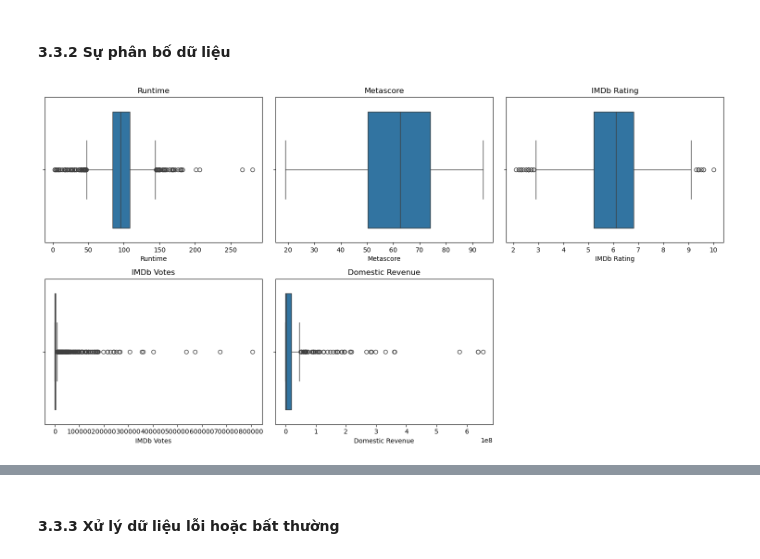
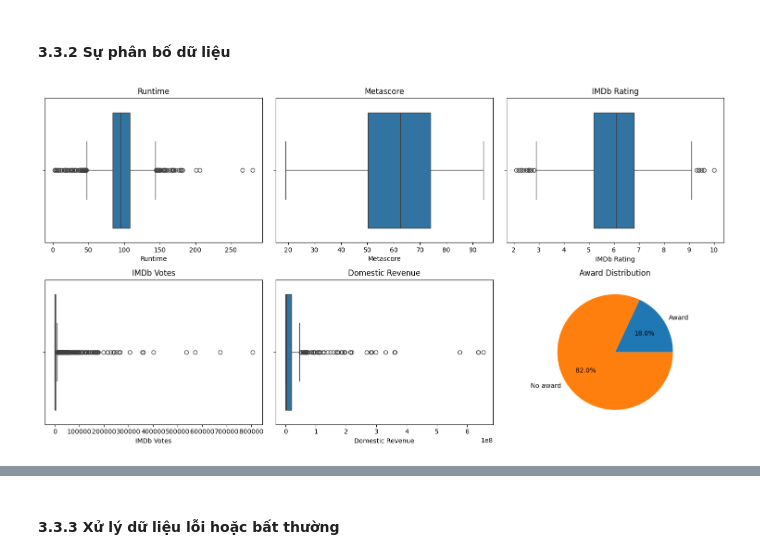
Before and after one commit to alpaca3000/IntroToDS, a Jupyter notebook: Source_codes/DataPreprocessing.ipynb, the cells around one changed output, grey strips where cells are left out. Drawn from its saved outputs; the diff is of its cells as text; code cells hidden in the pictures.

```diff
--- a/Source_codes/DataPreprocessing.ipynb
+++ b/Source_codes/DataPreprocessing.ipynb
@@ -290,6 +290,9 @@ Ta tách cột Genre thành các cột thể loại tương ứng
 # %%
 # Sử dụng one-hot encoding để tách thành nhiều cột
 genre_dummies = data['Genre'].str.get_dummies(sep=', ')
+
+# Chuyển thành kiểu dữ liệu boolean
+genre_dummies = genre_dummies.astype(bool)
 
 # Gắn các cột mới vào DataFrame ban đầu
 data = pd.concat([data, genre_dummies], axis=1)
@@ -412,21 +408,30 @@ num_col_info_df
 # %% [markdown]
 #### 3.3.2 Sự phân bố dữ liệu
 # %%
-# Vẽ biểu đồ cho các giá trị 5 cột đầu
-n_cols = 3  # số cột
-n_rows = -(-len(numerical_columns[:5]) // n_cols)  # làm tròn lên để đủ số hàng
+n_cols = 3
+n_rows = 2
 
-fig, axes = plt.subplots(n_rows, n_cols, figsize=(15, n_rows * 4))
+fig, axes = plt.subplots(n_rows, n_cols, figsize=(15, 8))
 axes = axes.flatten()
 
+# Vẽ biểu đồ boxplot cho các cột đầu tiên
 for i, col in enumerate(numerical_columns[:5]):
     sns.boxplot(data=data, x=col, ax=axes[i])
     axes[i].set_title(col)
 
-for j in range(len(numerical_columns[:5]), len(axes)):
+for j in range(len(numerical_columns[:5]), len(axes) - 1):
     axes[j].set_visible(False)
+
+# Vẽ biểu đồ phân phối award
+award = len(data[(data['Win'] > 0) & (data['Nomination'] > 0)])
+no_award = len(data[(data['Win'] == 0) & (data['Nomination'] == 0)])
+awards = [award, no_award]
+label_award = ['Award', 'No award']
+
+axes[-1].pie(awards, labels=label_award, autopct='%1.1f%%', startangle=0)
+axes[-1].set_title('Award Distribution')
 
 plt.tight_layout()
 plt.show()
 # %% [output]
-[figure, old version]
+[figure, new version]
```
Also changed, not shown: parts of 22 cells of this notebook, 1 other file.
